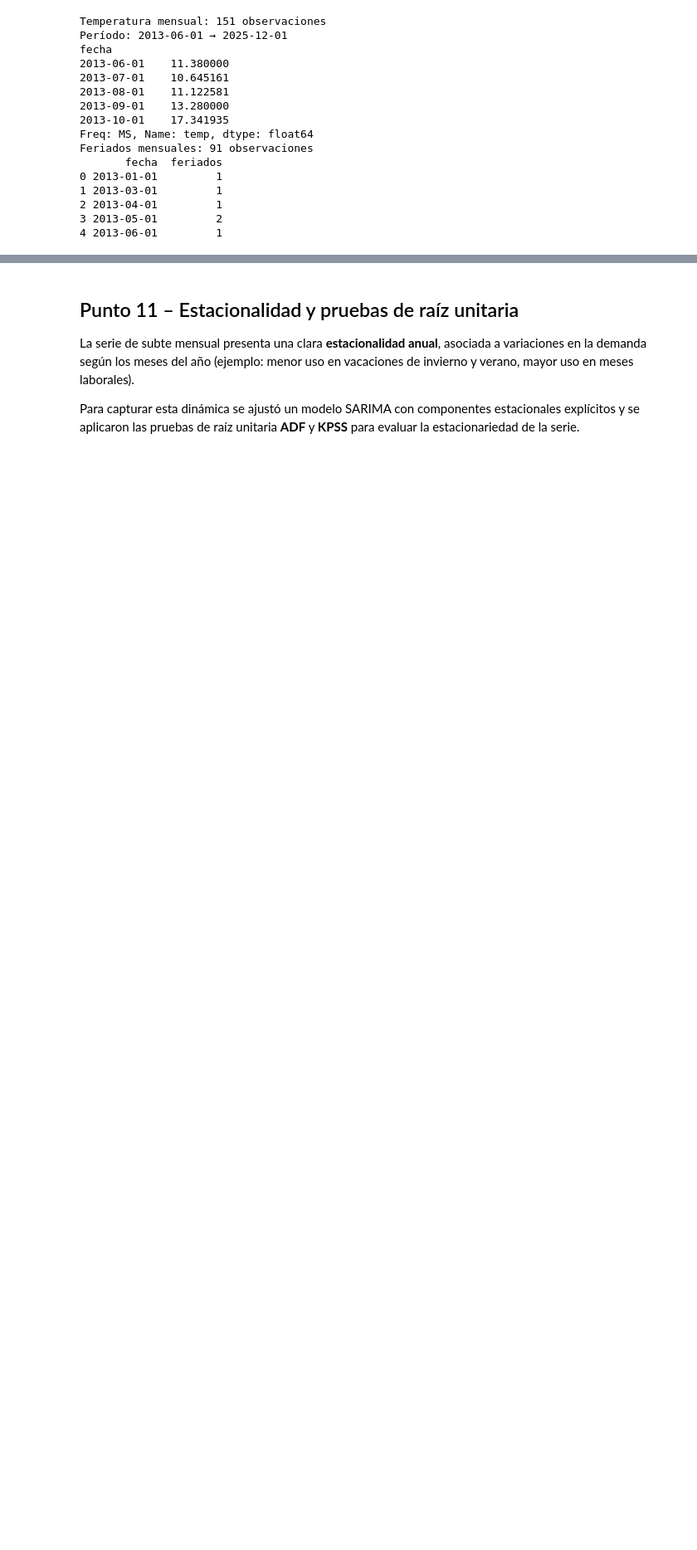
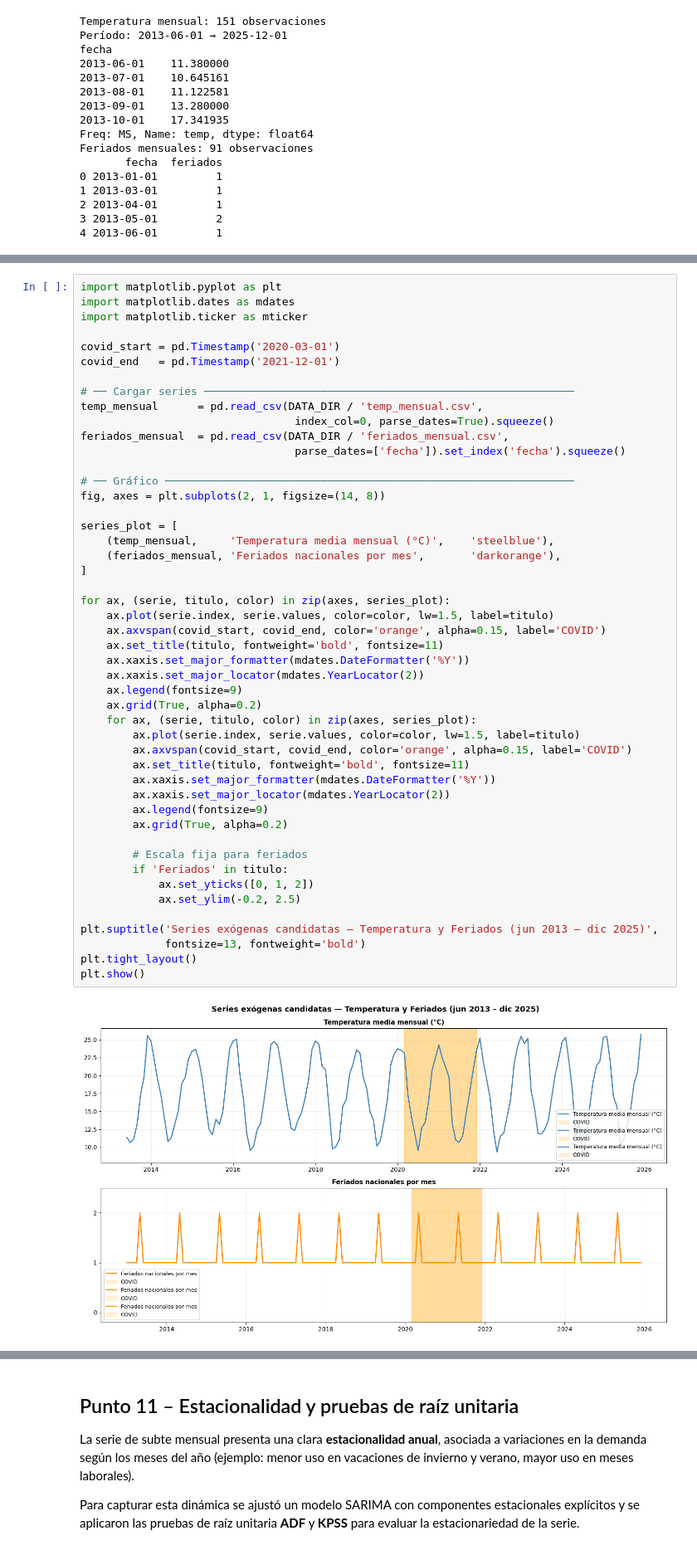
Before and after one commit to SarahChalup/urban-mobility-time-series-bsas, a Jupyter notebook: Archivos finales/tp1-AST-movilidad-urbana.ipynb, the cells around one changed output, grey strips where cells are left out. Shown at 83% size. Drawn from its saved outputs; the diff is of its cells as text; blank space fills up the shorter version.

Commit message:
Grafico serie temp y feriados

```diff
--- a/Archivos finales/tp1-AST-movilidad-urbana.ipynb
+++ b/Archivos finales/tp1-AST-movilidad-urbana.ipynb
@@ -2085 +2091,51 @@ Feriados mensuales: 91 observaciones
+# %%
+import matplotlib.pyplot as plt
+import matplotlib.dates as mdates
+import matplotlib.ticker as mticker
+
+covid_start = pd.Timestamp('2020-03-01')
+covid_end   = pd.Timestamp('2021-12-01')
+
+# ── Cargar series ─────────────────────────────────────────────────────────
+temp_mensual      = pd.read_csv(DATA_DIR / 'temp_mensual.csv',
+                                 index_col=0, parse_dates=True).squeeze()
+feriados_mensual  = pd.read_csv(DATA_DIR / 'feriados_mensual.csv',
+                                 parse_dates=['fecha']).set_index('fecha').squeeze()
+
+# ── Gráfico ───────────────────────────────────────────────────────────────
+fig, axes = plt.subplots(2, 1, figsize=(14, 8))
+
+series_plot = [
+    (temp_mensual,     'Temperatura media mensual (°C)',    'steelblue'),
+    (feriados_mensual, 'Feriados nacionales por mes',       'darkorange'),
+]
+
+for ax, (serie, titulo, color) in zip(axes, series_plot):
+    ax.plot(serie.index, serie.values, color=color, lw=1.5, label=titulo)
+    ax.axvspan(covid_start, covid_end, color='orange', alpha=0.15, label='COVID')
+    ax.set_title(titulo, fontweight='bold', fontsize=11)
+    ax.xaxis.set_major_formatter(mdates.DateFormatter('%Y'))
+    ax.xaxis.set_major_locator(mdates.YearLocator(2))
+    ax.legend(fontsize=9)
+    ax.grid(True, alpha=0.2)
+    for ax, (serie, titulo, color) in zip(axes, series_plot):
+        ax.plot(serie.index, serie.values, color=color, lw=1.5, label=titulo)
+        ax.axvspan(covid_start, covid_end, color='orange', alpha=0.15, label='COVID')
+        ax.set_title(titulo, fontweight='bold', fontsize=11)
+        ax.xaxis.set_major_formatter(mdates.DateFormatter('%Y'))
+        ax.xaxis.set_major_locator(mdates.YearLocator(2))
+        ax.legend(fontsize=9)
+        ax.grid(True, alpha=0.2)
+
+        # Escala fija para feriados
+        if 'Feriados' in titulo:
+            ax.set_yticks([0, 1, 2])
+            ax.set_ylim(-0.2, 2.5)
+
+plt.suptitle('Series exógenas candidatas — Temperatura y Feriados (jun 2013 – dic 2025)',
+             fontsize=13, fontweight='bold')
+plt.tight_layout()
+plt.show()
+# %% [output]
+[figure, added]
 # %%
```
Also changed, not shown: parts of 5 cells of this notebook.
